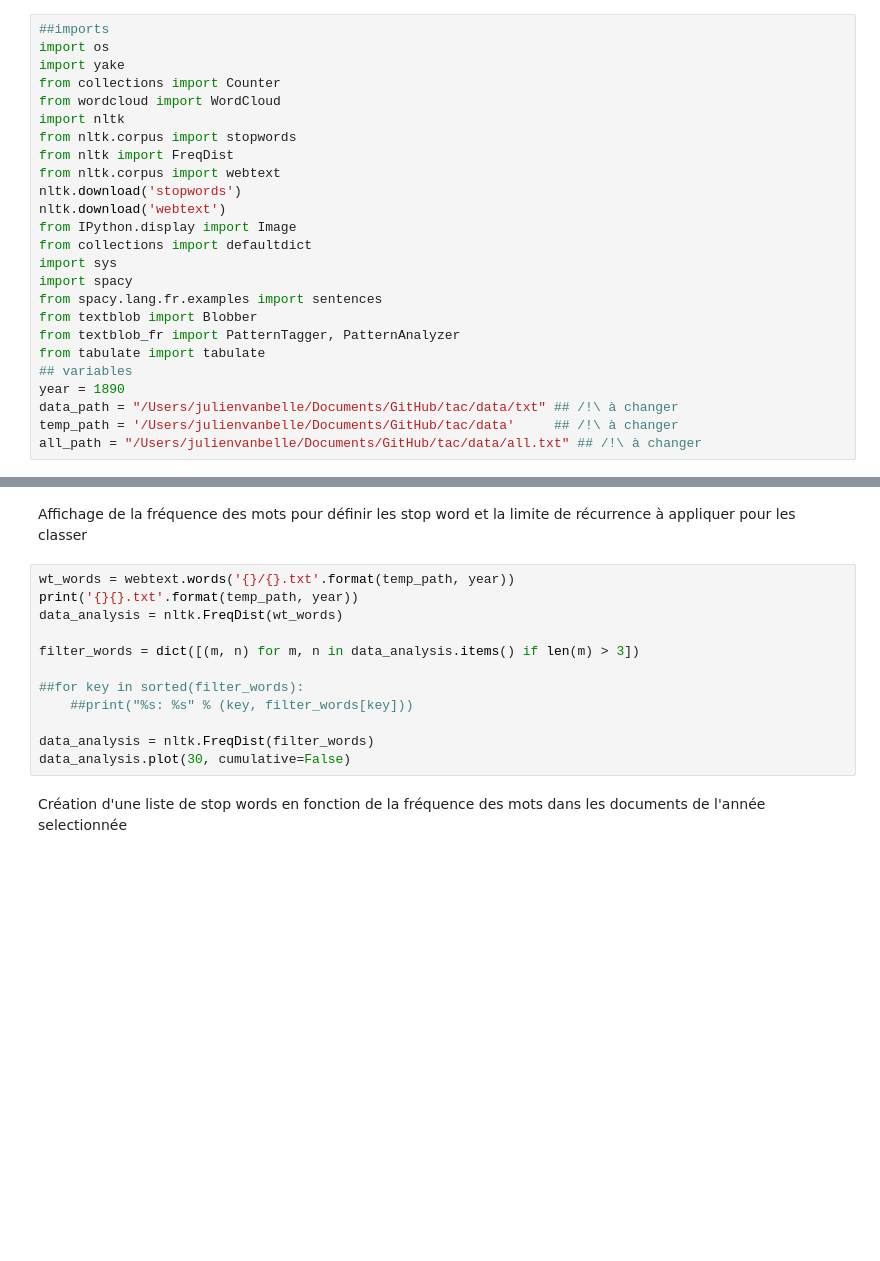
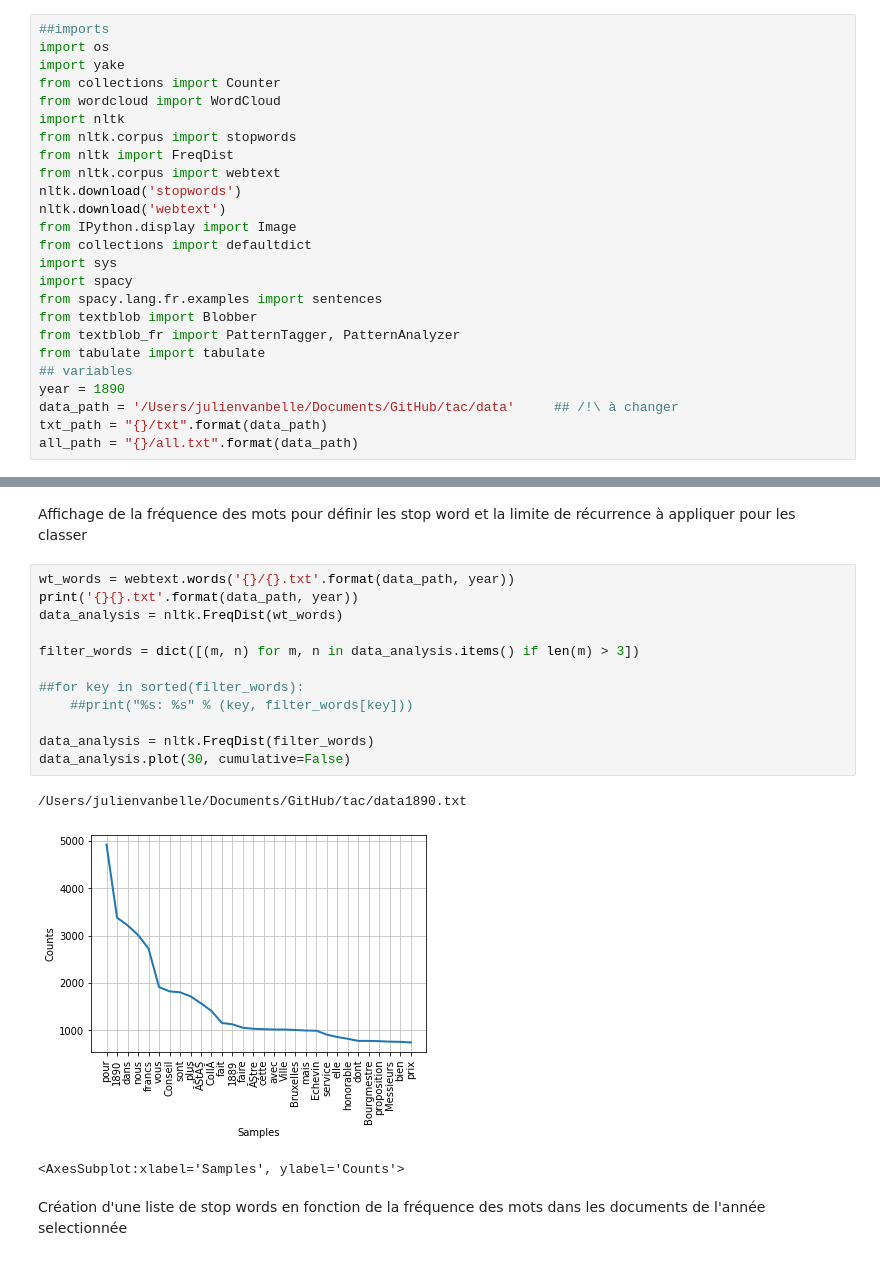
Before and after one commit to JulienVB/tp2, a Jupyter notebook: tp2.ipynb, the cells around one changed output, grey strips where cells are left out. Cells and saved outputs as stored; diff of their text form; blank space fills up the shorter version.

```diff
--- a/tp2.ipynb
+++ b/tp2.ipynb
@@ -24,6 +24,6 @@ from textblob_fr import PatternTagger, PatternAnalyzer
 from tabulate import tabulate
 ## variables
 year = 1890
-data_path = "/Users/julienvanbelle/Documents/GitHub/tac/data/txt" ## /!\ à changer
-temp_path = '/Users/julienvanbelle/Documents/GitHub/tac/data'     ## /!\ à changer
-all_path = "/Users/julienvanbelle/Documents/GitHub/tac/data/all.txt" ## /!\ à changer
+data_path = '/Users/julienvanbelle/Documents/GitHub/tac/data'     ## /!\ à changer
+txt_path = "{}/txt".format(data_path)
+all_path = "{}/all.txt".format(data_path)
@@ -52,17 +65,21 @@ with open(os.path.join(temp_path, f'{year}.txt'), 'w') as f:
 # %% [markdown]
 Affichage de la fréquence des mots pour définir les stop word et la limite de récurrence à appliquer pour les classer
 # %%
-wt_words = webtext.words('{}/{}.txt'.format(temp_path, year))
-print('{}{}.txt'.format(temp_path, year))
+wt_words = webtext.words('{}/{}.txt'.format(data_path, year))
+print('{}{}.txt'.format(data_path, year))
 data_analysis = nltk.FreqDist(wt_words)
 
 filter_words = dict([(m, n) for m, n in data_analysis.items() if len(m) > 3])
 
 ##for key in sorted(filter_words):
     ##print("%s: %s" % (key, filter_words[key]))
 
 data_analysis = nltk.FreqDist(filter_words)
 data_analysis.plot(30, cumulative=False)
+# %% [output]
+/Users/julienvanbelle/Documents/GitHub/tac/data1890.txt
+[figure, added]
+<AxesSubplot:xlabel='Samples', ylabel='Counts'>
 # %% [markdown]
 Création d'une liste de stop words en fonction de la fréquence des mots dans les documents de l'année selectionnée
 # %%
```
Also changed, not shown: parts of 18 cells of this notebook.
